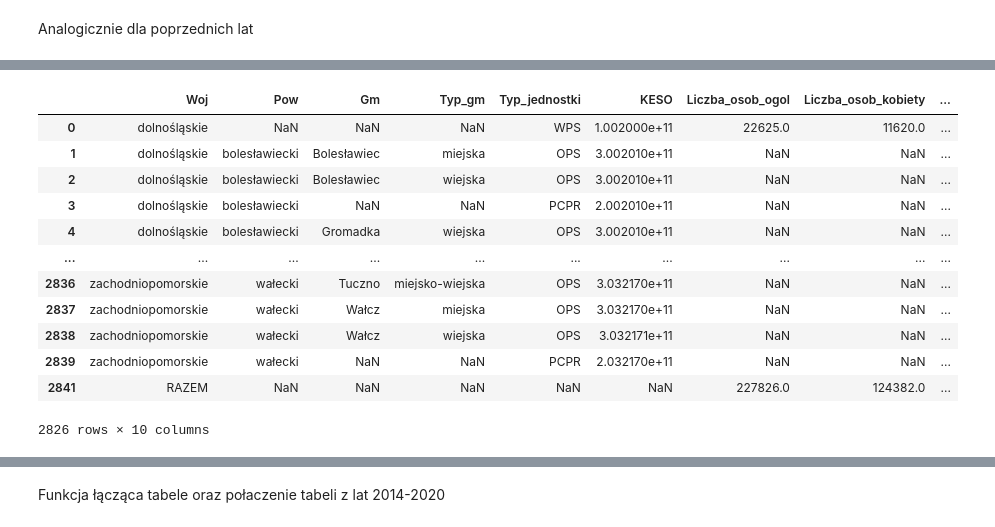
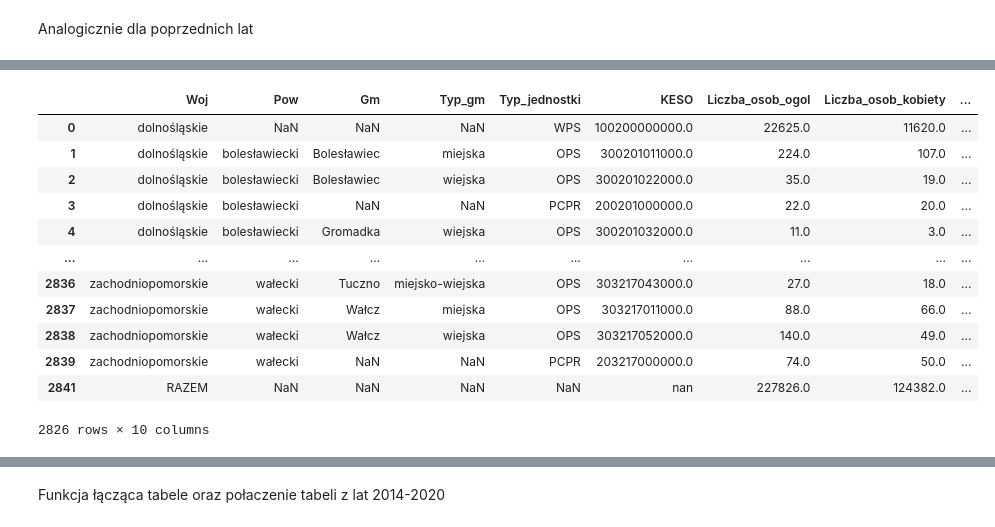
Before and after one commit to Francho03/Praca-licencjacka, a Jupyter notebook: Niebieska_karta.ipynb, the cells around one changed output, grey strips where cells are left out. Drawn from its saved outputs; the diff is of its cells as text; code cells hidden in the pictures.

```diff
--- a/Niebieska_karta.ipynb
+++ b/Niebieska_karta.ipynb
@@ -357,31 +447,37 @@ Procedura_A_2019
 # %%
 Liczba_osob_2019=pd.read_excel("/content/drive/MyDrive/przemoc-domowa/Sprawozdanie przemoc_2019.xls", sheet_name="Część 11-1",skiprows=15, na_values=['-', 'X'], header=None)
 Liczba_osob_2019=Liczba_osob_2019.iloc[:, [0,1,2,3,4,5,6,7,8,9,10,11,12,13,14,15,16,17,18]]
 Liczba_osob_2019.columns=column_names_liczba_osob
 Liczba_osob_2019=Liczba_osob_2019.drop(columns=["ogol_woj","kobiety_woj","mezczyzni_woj","dzieci_woj"])
 Liczba_osob_2019 = Liczba_osob_2019[Liczba_osob_2019["Typ_jednostki"] != "ROPS"]
 Liczba_osob_2019=Liczba_osob_2019.iloc[:, [1,2,3,4,5,6,]+list(range(7,15))]
+
+Liczba_osob_2019[["ogol_gmina", "ogol_pow", "kobiety_gmina", "kobiety_pow",
+                 "mezczyzni_gmina", "mezczyzni_pow", "dzieci_gmina", "dzieci_pow"]] = \
+    Liczba_osob_2019[["ogol_gmina", "ogol_pow", "kobiety_gmina", "kobiety_pow",
+                      "mezczyzni_gmina", "mezczyzni_pow", "dzieci_gmina", "dzieci_pow"]].fillna(0)
 Liczba_osob_2019["Liczba_osob_ogol"]=Liczba_osob_2019["ogol_gmina"]+ Liczba_osob_2019["ogol_pow"]
 Liczba_osob_2019["Liczba_osob_kobiety"]=Liczba_osob_2019["kobiety_gmina"]+Liczba_osob_2019["kobiety_pow"]
 Liczba_osob_2019["Liczba_osob_mezczyzni"]=Liczba_osob_2019["mezczyzni_gmina"]+Liczba_osob_2019["mezczyzni_pow"]
 Liczba_osob_2019["Liczba_osob_dzieci"]=Liczba_osob_2019["dzieci_gmina"]+Liczba_osob_2019["dzieci_pow"]
 Liczba_osob_2019=Liczba_osob_2019.drop(columns=["ogol_pow","kobiety_pow","mezczyzni_pow","dzieci_pow"])
 Liczba_osob_2019=Liczba_osob_2019.drop(columns=["ogol_gmina","kobiety_gmina","mezczyzni_gmina","dzieci_gmina"])
+Liczba_osob_2019['KESO']=Liczba_osob_2019['KESO'].astype(str)
 
 Liczba_osob_2019
 # %% [output]
 |  | Woj | Pow | Gm | Typ_gm | Typ_jednostki | KESO | Liczba_osob_ogol | Liczba_osob_kobiety | ... |
-| 0 | dolnośląskie | NaN | NaN | NaN | WPS | 1.002000e+11 | 22625.0 | 11620.0 | ... |
-| 1 | dolnośląskie | bolesławiecki | Bolesławiec | miejska | OPS | 3.002010e+11 | NaN | NaN | ... |
-| 2 | dolnośląskie | bolesławiecki | Bolesławiec | wiejska | OPS | 3.002010e+11 | NaN | NaN | ... |
-| 3 | dolnośląskie | bolesławiecki | NaN | NaN | PCPR | 2.002010e+11 | NaN | NaN | ... |
-| 4 | dolnośląskie | bolesławiecki | Gromadka | wiejska | OPS | 3.002010e+11 | NaN | NaN | ... |
+| 0 | dolnośląskie | NaN | NaN | NaN | WPS | 100200000000.0 | 22625.0 | 11620.0 | ... |
+| 1 | dolnośląskie | bolesławiecki | Bolesławiec | miejska | OPS | 300201011000.0 | 224.0 | 107.0 | ... |
+| 2 | dolnośląskie | bolesławiecki | Bolesławiec | wiejska | OPS | 300201022000.0 | 35.0 | 19.0 | ... |
+| 3 | dolnośląskie | bolesławiecki | NaN | NaN | PCPR | 200201000000.0 | 22.0 | 20.0 | ... |
+| 4 | dolnośląskie | bolesławiecki | Gromadka | wiejska | OPS | 300201032000.0 | 11.0 | 3.0 | ... |
 | ... | ... | ... | ... | ... | ... | ... | ... | ... | ... |
-| 2836 | zachodniopomorskie | wałecki | Tuczno | miejsko-wiejska | OPS | 3.032170e+11 | NaN | NaN | ... |
-| 2837 | zachodniopomorskie | wałecki | Wałcz | miejska | OPS | 3.032170e+11 | NaN | NaN | ... |
-| 2838 | zachodniopomorskie | wałecki | Wałcz | wiejska | OPS | 3.032171e+11 | NaN | NaN | ... |
-| 2839 | zachodniopomorskie | wałecki | NaN | NaN | PCPR | 2.032170e+11 | NaN | NaN | ... |
-| 2841 | RAZEM | NaN | NaN | NaN | NaN | NaN | 227826.0 | 124382.0 | ... |
+| 2836 | zachodniopomorskie | wałecki | Tuczno | miejsko-wiejska | OPS | 303217043000.0 | 27.0 | 18.0 | ... |
+| 2837 | zachodniopomorskie | wałecki | Wałcz | miejska | OPS | 303217011000.0 | 88.0 | 66.0 | ... |
+| 2838 | zachodniopomorskie | wałecki | Wałcz | wiejska | OPS | 303217052000.0 | 140.0 | 49.0 | ... |
+| 2839 | zachodniopomorskie | wałecki | NaN | NaN | PCPR | 203217000000.0 | 74.0 | 50.0 | ... |
+| 2841 | RAZEM | NaN | NaN | NaN | NaN | nan | 227826.0 | 124382.0 | ... |
 2826 rows × 10 columns
 # %%
 Sprawozdanie_przemoc_2019 = Podzial_administracyjny_2019
```
Also changed, not shown: parts of 32 cells of this notebook.
